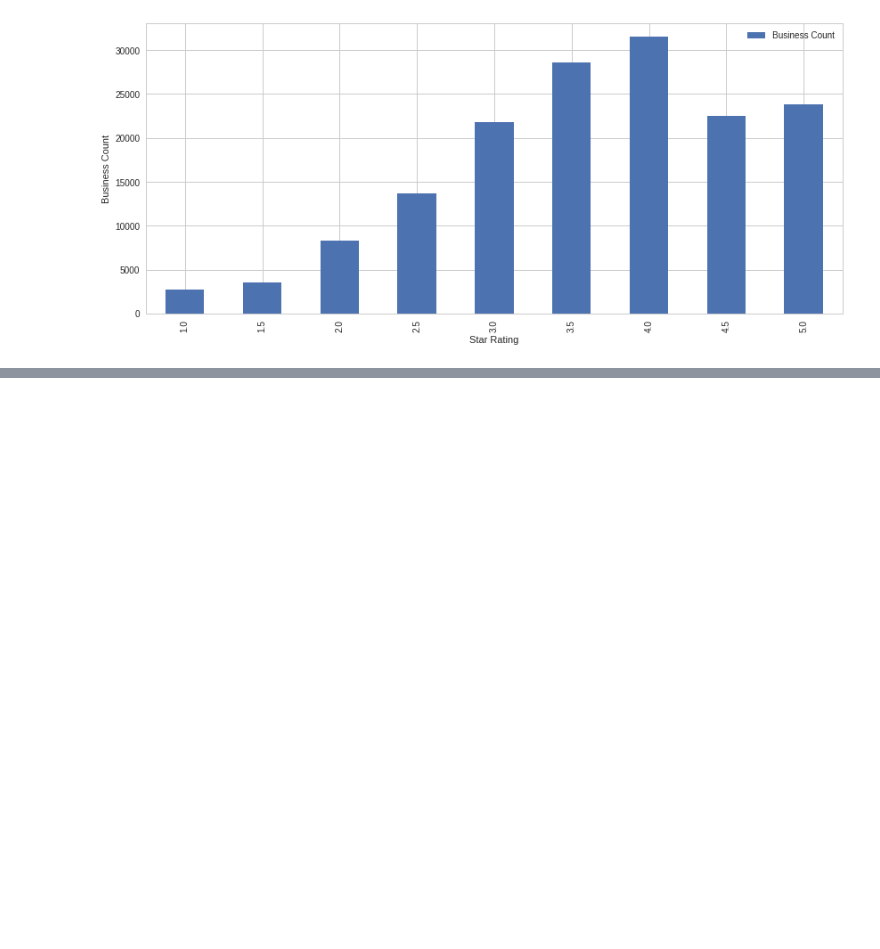
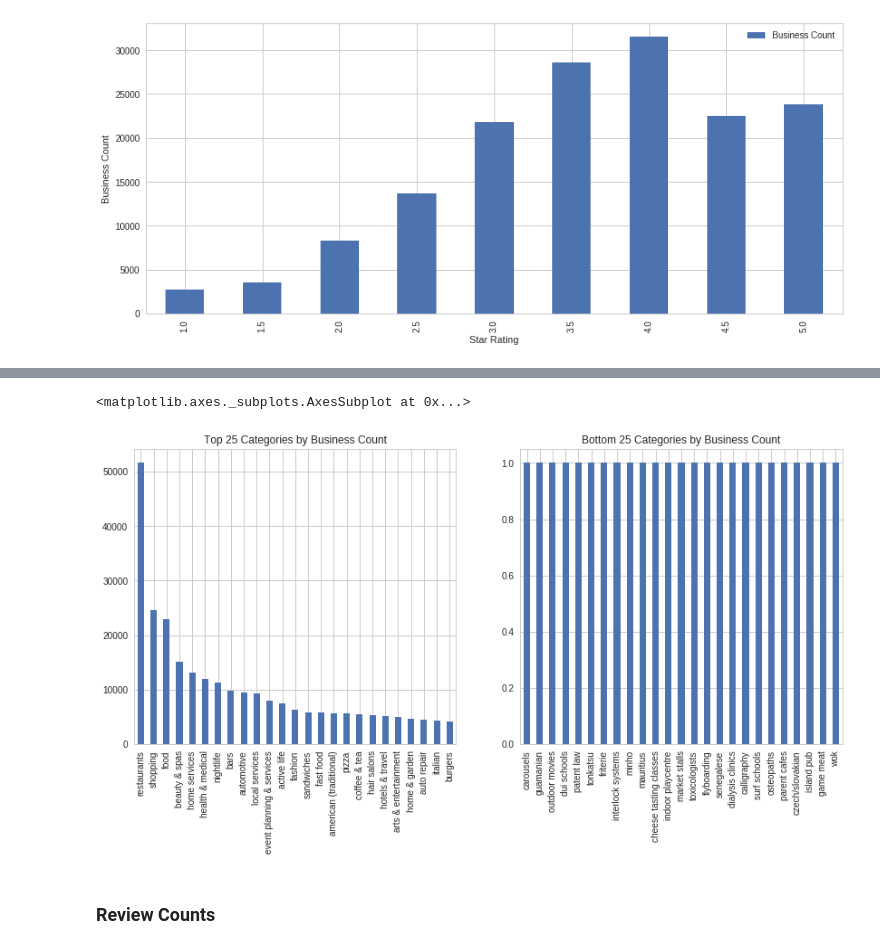
Before and after one commit to bljustice/yelp, a Jupyter notebook: yelp_eda.ipynb, the cells around one changed output, grey strips where cells are left out. Drawn from its saved outputs; the diff is of its cells as text; code cells hidden in the pictures; blank space fills up the shorter version.

Commit message:
Added the start of the review count, business categories, and star ratings to notebook

```diff
--- a/yelp_eda.ipynb
+++ b/yelp_eda.ipynb
@@ -250,0 +255,3 @@ plt.title('')
+# %%
+categories = pd.DataFrame({'Category': [b.lower().strip() for x in extract_data('business.json')
+              for b in json.loads(x).get('categories')]})
@@ -250,0 +266,9 @@ plt.title('')
+# %%
+f, (ax1, ax2) = plt.subplots(nrows=1, ncols=2, figsize=(14, 6))
+categories['Category'].value_counts()[:25].plot.bar(ax=ax1, title='Top 25 Categories by Business Count')
+categories['Category'].value_counts()[::-1][:25].plot.bar(ax=ax2, title='Bottom 25 Categories by Business Count')
+# %% [output]
+<matplotlib.axes._subplots.AxesSubplot at 0x...>
+[figure, added]
+# %% [markdown]
+### Review Counts
```
Also changed, not shown: parts of 6 cells of this notebook.
